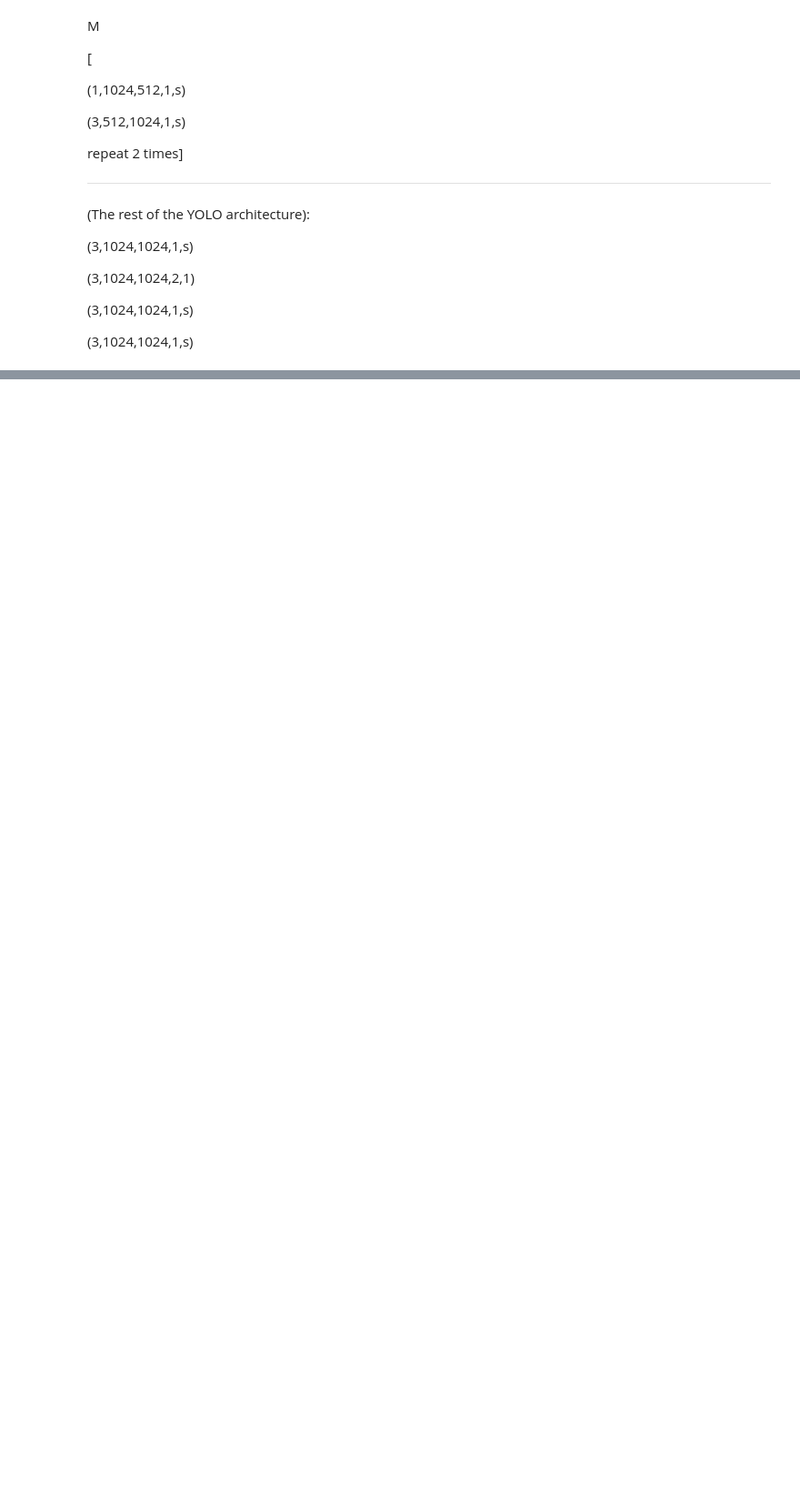
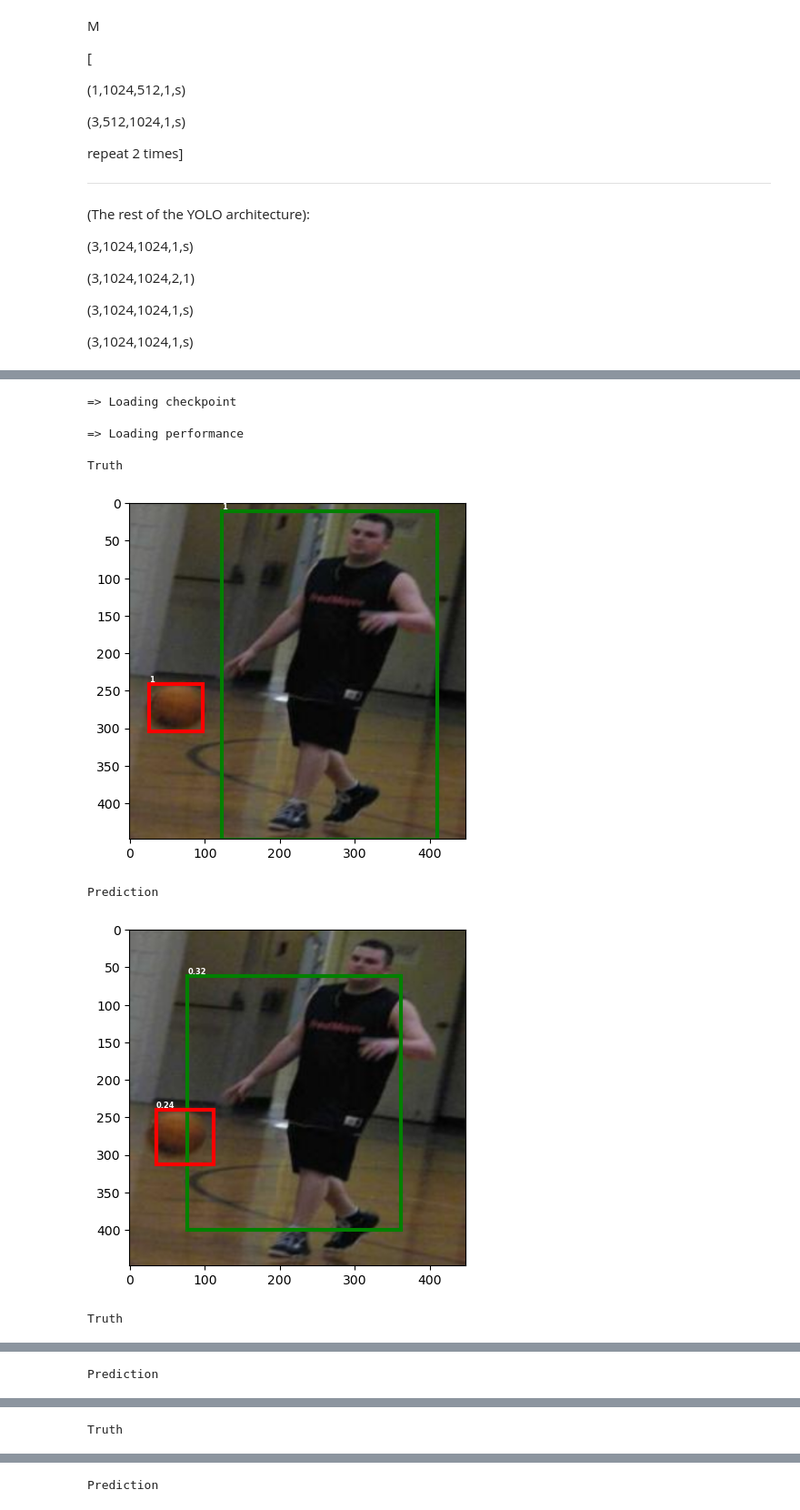
Before and after one commit to Omaressam2002/YOLOV1, a Jupyter notebook: ObjDetection.ipynb, the cells around one changed output, grey strips where cells are left out. Shown at 91% size. Drawn from its saved outputs; the diff is of its cells as text; code cells hidden in the pictures; blank space fills up the shorter version.

```diff
--- a/ObjDetection.ipynb
+++ b/ObjDetection.ipynb
@@ -132,5 +143,6 @@ print("=> Loading performance")
 performance = json.load(file)
 tr_acc_info = performance["training accuracy"]
 loss_info = performance["loss"]
-val_acc_info = performance["validation accuracy"]
+val_acc_info = performance["validation top-1 accuracy"]
+val5_acc_info = performance["validation top-5 accuracy"]
 cost_info = performance["cost"]
@@ -487,0 +287,67 @@ for x, y in train_loader: # Here
+# %%
+checkpoint = torch.load("YOLO_last.pth")
+print("=> Loading checkpoint")
+model.load_state_dict(checkpoint["state_dict"])
+optimizer.load_state_dict(checkpoint["optimizer"])
+max_val_mAP = checkpoint["accuracy"]
+optimizer.param_groups[0]['lr'] = 0.0009
+# %% [output]
+=> Loading checkpoint
+# %%
+import json
+file = open('performance_YOLO.json')
+print("=> Loading performance")
+performance = json.load(file)
+tr_loss_info = performance["loss"]
+cost_info = performance["cost"]
+val_mAP_info = performance["mAP"]
+# %% [output]
+=> Loading performance
+# %%
+for epoch in range(epochs):
+    print(epoch)
+    train_fn(train_loader, model, optimizer, loss_fn,tr_loss_info,cost_info)
+
+
+    model.eval()
+    pred_boxes, target_boxes = get_bboxes(test_loader, model, iou_threshold=0.1, threshold=0.2,verbose=True,pics=2)
+    model.train()
+
+    if optimizer.param_groups[0]['lr'] > 0.00001:
+        optimizer.param_groups[0]['lr'] -= 0.000002
+
+    mean_avg_prec = mean_average_precision(pred_boxes, target_boxes, iou_threshold=0.5)
+
+    print(f"Mean avg prec = {mean_avg_prec}")
+    print(f"Mean avg prec2 = {mean_avg_prec2}")
+    val_mAP_info.append(mean_avg_prec.item())
+
+    checkpoint = {
+            "state_dict": model.state_dict(),
+            "optimizer": optimizer.state_dict(),
+            "accuracy": mean_avg_prec
+        }
+    if mean_avg_prec > max_val_mAP:
+        max_val_mAP = mean_avg_prec
+        print("=> Saving checkpoint (BEST)")
+        torch.save(checkpoint, "YOLO_best.pth")
+
+    print("=> Saving checkpoint (LAST)")
+    torch.save(checkpoint, "YOLO_last.pth")
+# %%
+train_test_loader = DataLoader(
+        dataset=V1Dataset(test=True),
+        batch_size=batch,
+        shuffle=True,
+    )
+model.eval()
+pred_boxes, target_boxes = get_bboxes(test_loader, model, iou_threshold=0.15, threshold=0.2,verbose=True,pics=2)
+model.train()
+
+mean_avg_prec = mean_average_precision(pred_boxes, target_boxes, iou_threshold=0.5)
+# %% [output]
+Truth
+[figure, added]
+Prediction
+[figure, added]
+Truth
@@ -487,0 +355 @@ for x, y in train_loader: # Here
+Prediction
@@ -487,0 +357 @@ for x, y in train_loader: # Here
+Truth
@@ -487,0 +359 @@ for x, y in train_loader: # Here
+Prediction
```
Also changed, not shown: parts of 33 cells of this notebook, 7 other files.
